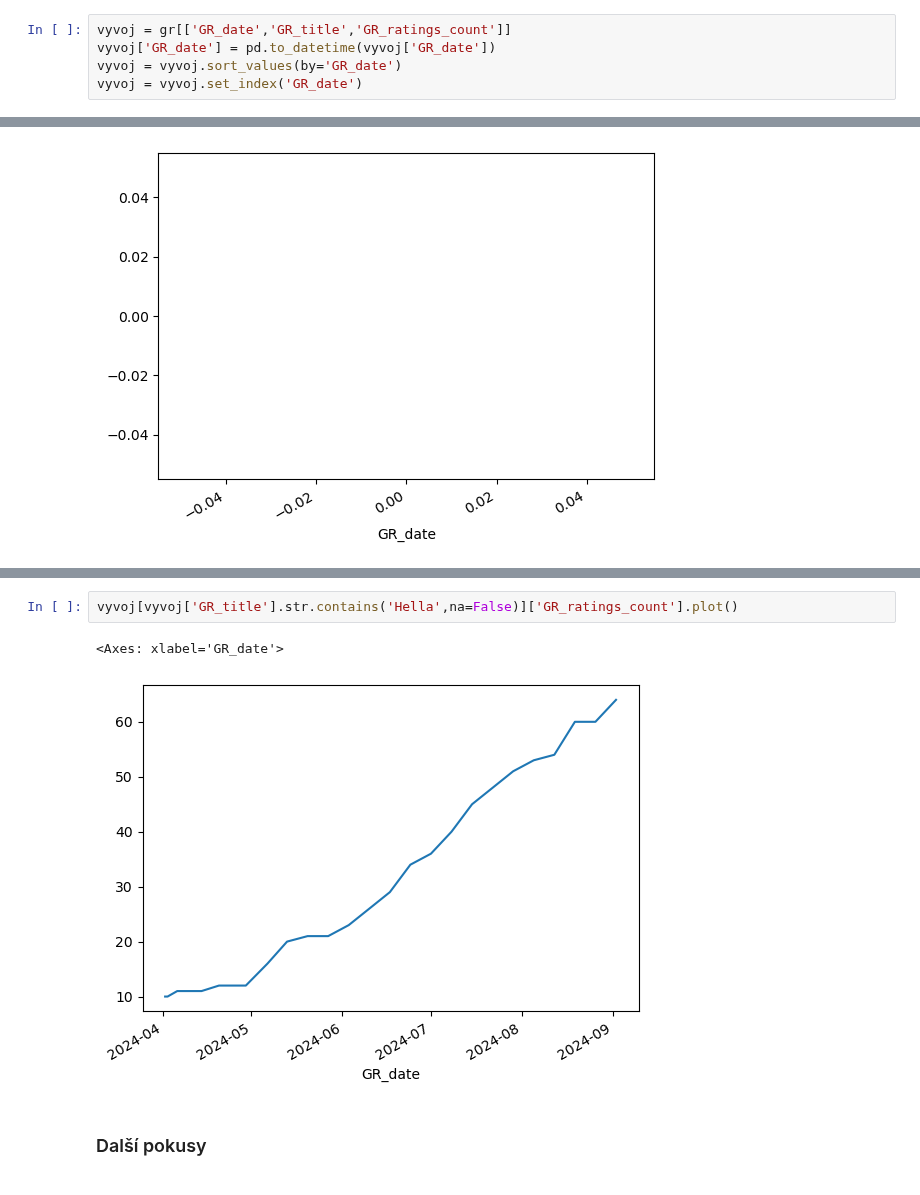
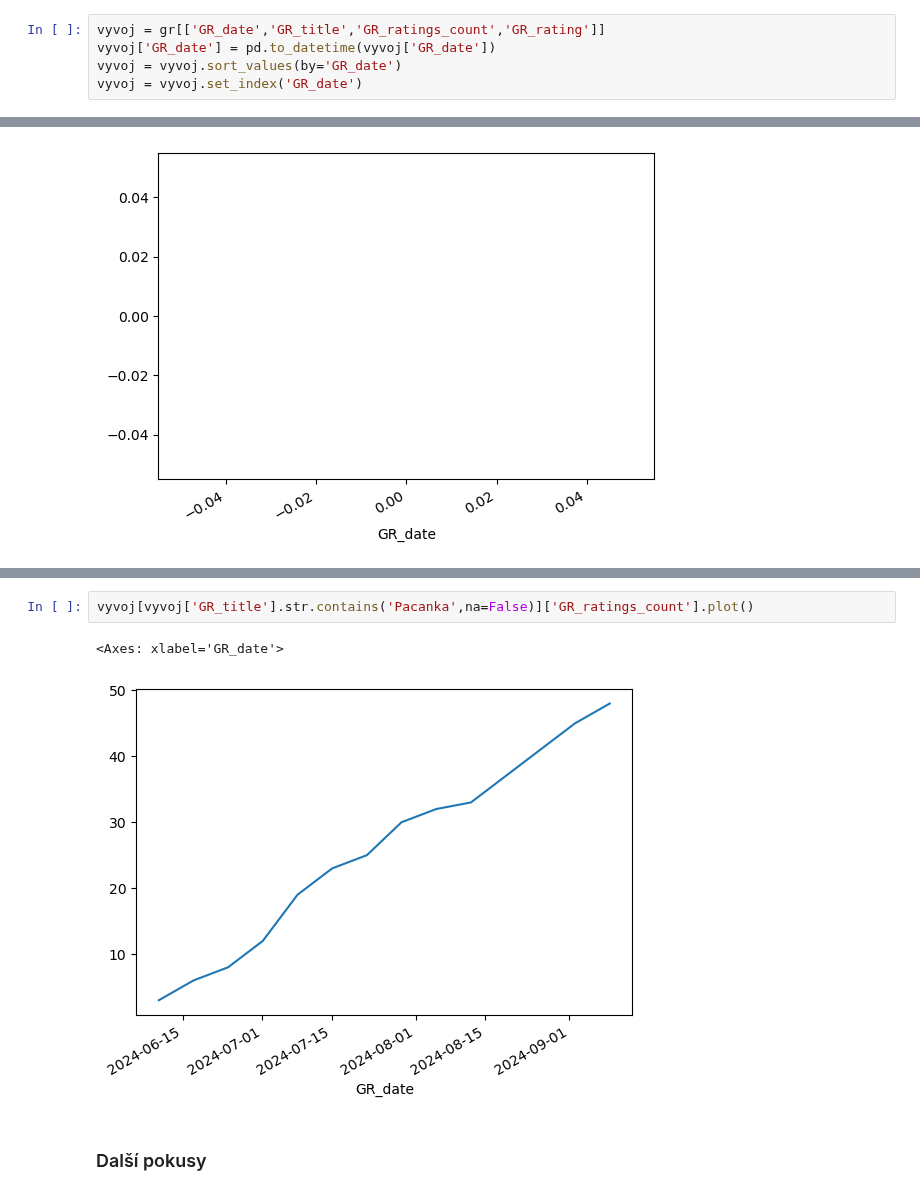
Before and after one commit to DataRozhlas/knizni-peoplemetr, a Jupyter notebook: 101_hodnoceni_explorace.ipynb, the cells around one changed output, grey strips where cells are left out. Saved outputs shown, nothing was run; the diff lists cells and outputs as text.

```diff
--- a/101_hodnoceni_explorace.ipynb
+++ b/101_hodnoceni_explorace.ipynb
@@ -288,7 +230,7 @@ Name: GR_ratings_count, dtype: float64
 # %% [markdown]
 ### Pokus s time series
 # %%
-vyvoj = gr[['GR_date','GR_title','GR_ratings_count']]
+vyvoj = gr[['GR_date','GR_title','GR_ratings_count','GR_rating']]
 vyvoj['GR_date'] = pd.to_datetime(vyvoj['GR_date'])
 vyvoj = vyvoj.sort_values(by='GR_date')
 vyvoj = vyvoj.set_index('GR_date')
@@ -306,8 +253,8 @@ vyvoj[vyvoj['GR_title'].str.contains('Duše národa',na=False)]['GR_ratings_coun
 # %%
-vyvoj[vyvoj['GR_title'].str.contains('Hella',na=False)]['GR_ratings_count'].plot()
+vyvoj[vyvoj['GR_title'].str.contains('Pacanka',na=False)]['GR_ratings_count'].plot()
 # %% [output]
 <Axes: xlabel='GR_date'>
-[figure, old version]
+[figure, new version]
 # %% [markdown]
 ### Další pokusy
 # %%
```
Also changed, not shown: parts of 110 cells of this notebook, 10 other files.
